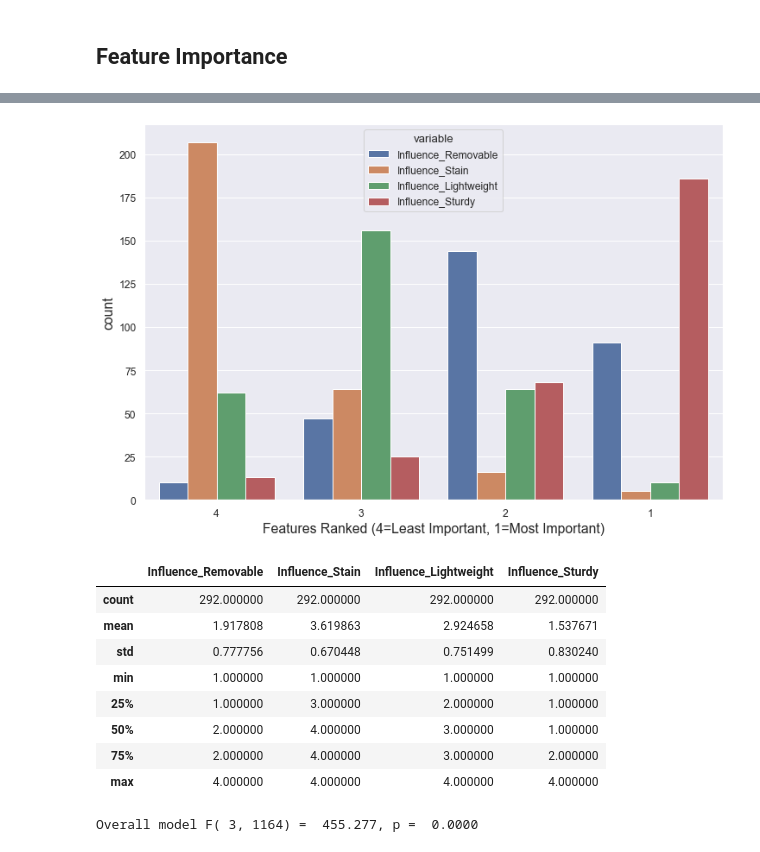
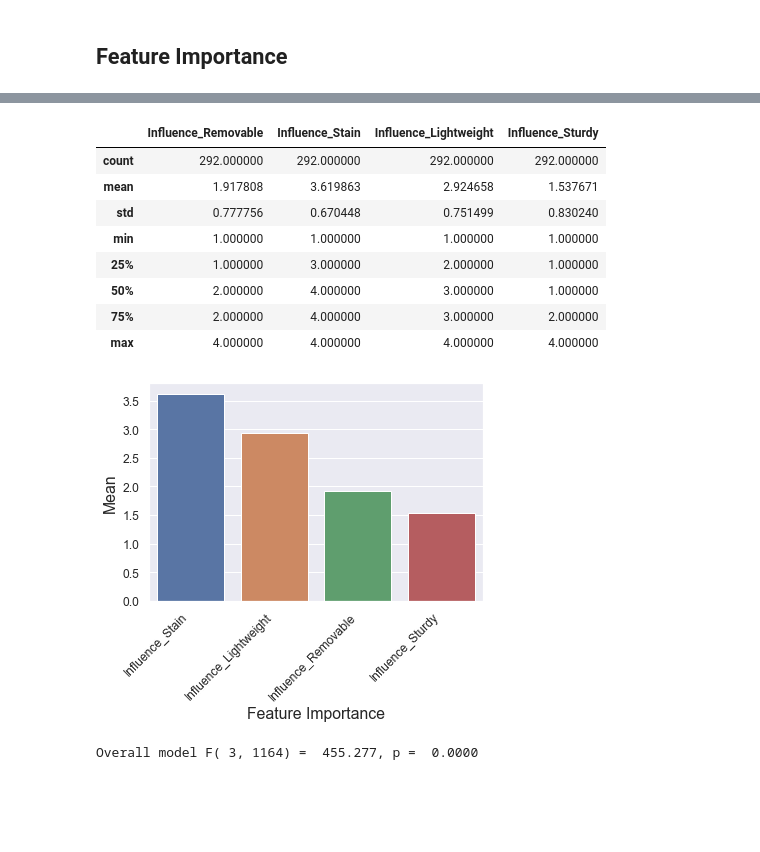
Before and after one commit to markhary/emba912_survey, a Jupyter notebook: ruby.ipynb, the cells around one changed output, grey strips where cells are left out. Drawn from its saved outputs; the diff is of its cells as text; code cells hidden in the pictures; blank space fills up the shorter version.

```diff
--- a/ruby.ipynb
+++ b/ruby.ipynb
@@ -757,26 +782,26 @@ plt.show()
 # %%
-influences = pd.DataFrame(columns=columns)
-influences = survey_data[columns]
-display(influences.describe());
-means = influences.mean();
+importance = pd.DataFrame(columns=columns)
+importance = survey_data[columns]
+display(importance.describe());
+means = importance.mean();
 means_df = pd.DataFrame(columns=means.index).append(means, ignore_index=True)
 
 order=means_df.sort_values(by=0, axis=1, ascending=False)
 chart = sns.barplot(x=means.index, y=means, order=order);
-chart.set_xlabel("Influences");
+chart.set_xlabel("Feature Importance");
 chart.set_ylabel("Mean");
 increase_axes(chart)
 rotate_xlabels(chart)
-save_figure(chart.get_figure(), "Influences_Means")
+save_figure(chart.get_figure(), "Importance_Means")
 # %% [output]
+|  | Influence_Removable | Influence_Stain | Influence_Lightweight | Influence_Sturdy |
+| count | 292.000000 | 292.000000 | 292.000000 | 292.000000 |
+| mean | 1.917808 | 3.619863 | 2.924658 | 1.537671 |
+| std | 0.777756 | 0.670448 | 0.751499 | 0.830240 |
+| min | 1.000000 | 1.000000 | 1.000000 | 1.000000 |
+| 25% | 1.000000 | 3.000000 | 2.000000 | 1.000000 |
+| 50% | 2.000000 | 4.000000 | 3.000000 | 1.000000 |
+| 75% | 2.000000 | 4.000000 | 3.000000 | 2.000000 |
+| max | 4.000000 | 4.000000 | 4.000000 | 4.000000 |
-[figure, old version]
+[figure, new version]
-|  | Influence_Removable | Influence_Stain | Influence_Lightweight | Influence_Sturdy |
-| count | 292.000000 | 292.000000 | 292.000000 | 292.000000 |
-| mean | 1.917808 | 3.619863 | 2.924658 | 1.537671 |
-| std | 0.777756 | 0.670448 | 0.751499 | 0.830240 |
-| min | 1.000000 | 1.000000 | 1.000000 | 1.000000 |
-| 25% | 1.000000 | 3.000000 | 2.000000 | 1.000000 |
-| 50% | 2.000000 | 4.000000 | 3.000000 | 1.000000 |
-| 75% | 2.000000 | 4.000000 | 3.000000 | 2.000000 |
-| max | 4.000000 | 4.000000 | 4.000000 | 4.000000 |
 # %%
```
Also changed, not shown: parts of 9 cells of this notebook, 3 other files.
